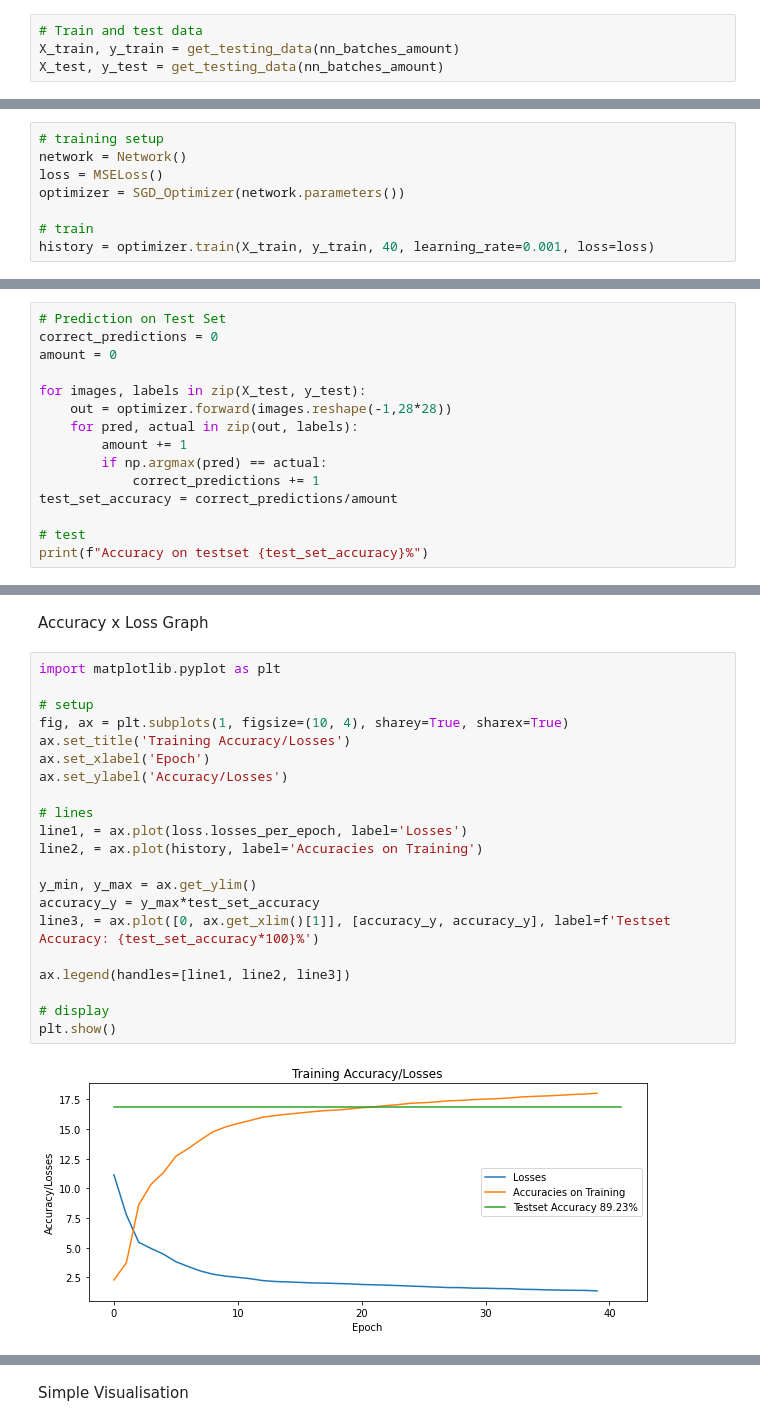
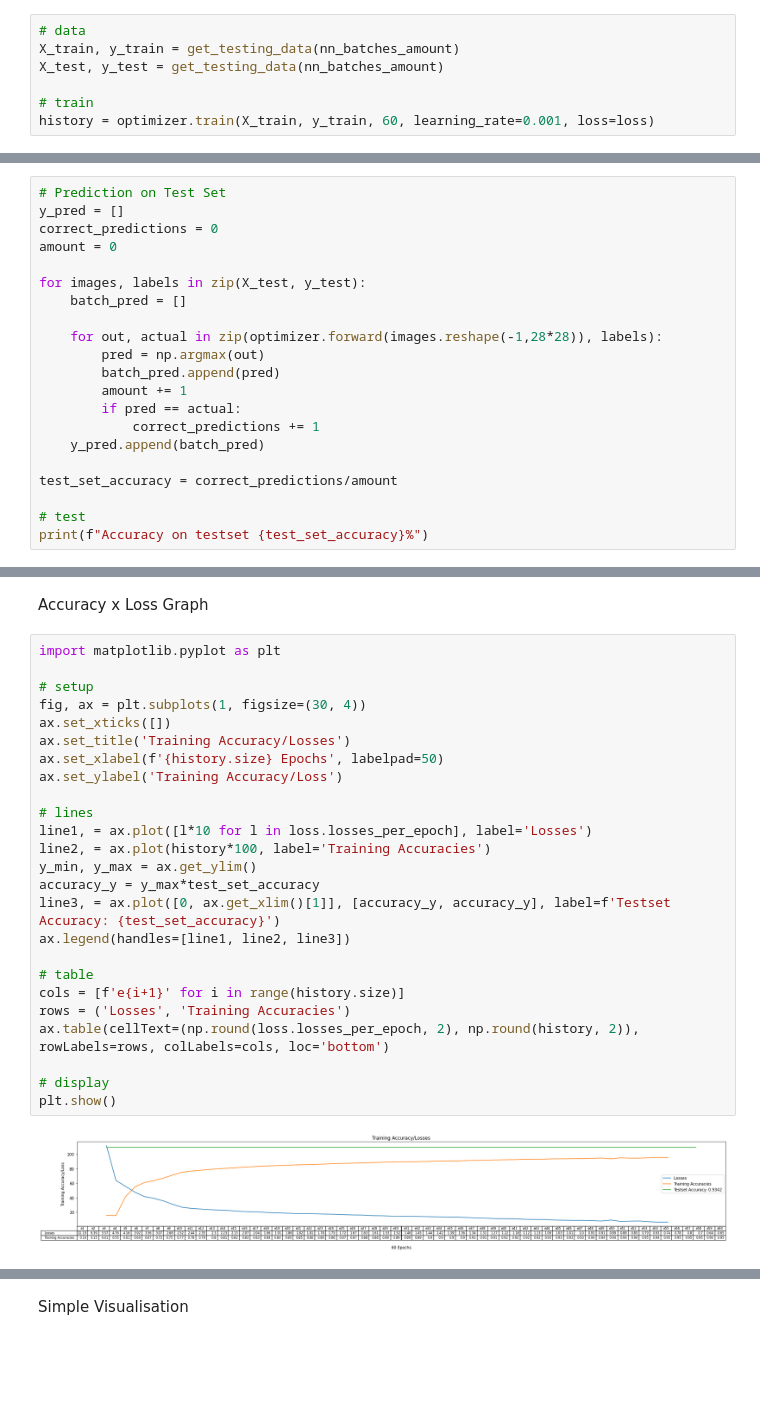
Before and after one commit to safatdev/AI-Module, a Jupyter notebook: Task3.ipynb, the cells around one changed output, grey strips where cells are left out. Cells and saved outputs as stored; diff of their text form; blank space fills up the shorter version.

```diff
--- a/Task3.ipynb
+++ b/Task3.ipynb
@@ -234,4 +251,7 @@ Data
 # %%
-# Train and test data
+# data
 X_train, y_train = get_testing_data(nn_batches_amount)
 X_test, y_test = get_testing_data(nn_batches_amount)
+
+# train
+history = optimizer.train(X_train, y_train, 60, learning_rate=0.001, loss=loss)
@@ -249,8 +257,0 @@ class Network(Neural_Network_Model):
-# %%
-# training setup
-network = Network()
-loss = MSELoss()
-optimizer = SGD_Optimizer(network.parameters())
-
-# train
-history = optimizer.train(X_train, y_train, 40, learning_rate=0.001, loss=loss)
@@ -257,14 +262,20 @@ history = optimizer.train(X_train, y_train, 40, learning_rate=0.001, loss=loss)
 # %%
 # Prediction on Test Set
+y_pred = []
 correct_predictions = 0
 amount = 0
 
 for images, labels in zip(X_test, y_test):
-    out = optimizer.forward(images.reshape(-1,28*28))
-    for pred, actual in zip(out, labels):
+    batch_pred = []
+
+    for out, actual in zip(optimizer.forward(images.reshape(-1,28*28)), labels):
+        pred = np.argmax(out)
+        batch_pred.append(pred)
         amount += 1
-        if np.argmax(pred) == actual:
+        if pred == actual:
             correct_predictions += 1
+    y_pred.append(batch_pred)
+
 test_set_accuracy = correct_predictions/amount
 
 # test
@@ -276,23 +287,27 @@ Accuracy x Loss Graph
 # %%
 import matplotlib.pyplot as plt
 
 # setup
-fig, ax = plt.subplots(1, figsize=(10, 4), sharey=True, sharex=True)
+fig, ax = plt.subplots(1, figsize=(30, 4))
+ax.set_xticks([])
 ax.set_title('Training Accuracy/Losses')
-ax.set_xlabel('Epoch')
-ax.set_ylabel('Accuracy/Losses')
+ax.set_xlabel(f'{history.size} Epochs', labelpad=50)
+ax.set_ylabel('Training Accuracy/Loss')
 
 # lines
-line1, = ax.plot(loss.losses_per_epoch, label='Losses')
-line2, = ax.plot(history, label='Accuracies on Training')
-
+line1, = ax.plot([l*10 for l in loss.losses_per_epoch], label='Losses')
+line2, = ax.plot(history*100, label='Training Accuracies')
 y_min, y_max = ax.get_ylim()
 accuracy_y = y_max*test_set_accuracy
-line3, = ax.plot([0, ax.get_xlim()[1]], [accuracy_y, accuracy_y], label=f'Testset Accuracy: {test_set_accuracy*100}%')
+line3, = ax.plot([0, ax.get_xlim()[1]], [accuracy_y, accuracy_y], label=f'Testset Accuracy: {test_set_accuracy}')
+ax.legend(handles=[line1, line2, line3])
 
-ax.legend(handles=[line1, line2, line3])
+# table
+cols = [f'e{i+1}' for i in range(history.size)]
+rows = ('Losses', 'Training Accuracies')
+ax.table(cellText=(np.round(loss.losses_per_epoch, 2), np.round(history, 2)), rowLabels=rows, colLabels=cols, loc='bottom')
 
 # display
 plt.show()
 # %% [output]
-[figure, old version]
+[figure, new version]
```
Also changed, not shown: parts of 18 cells of this notebook.
